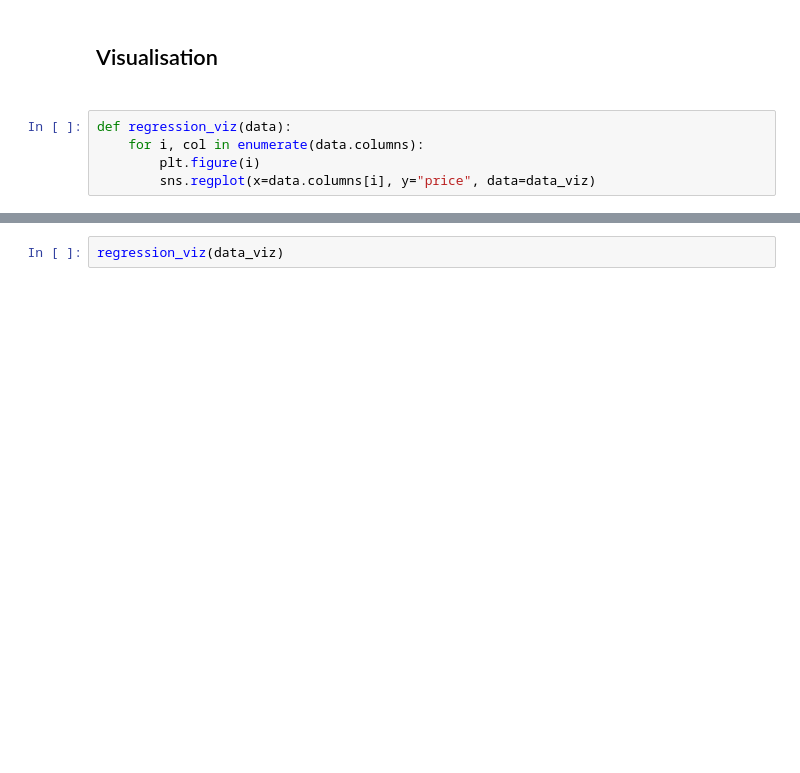
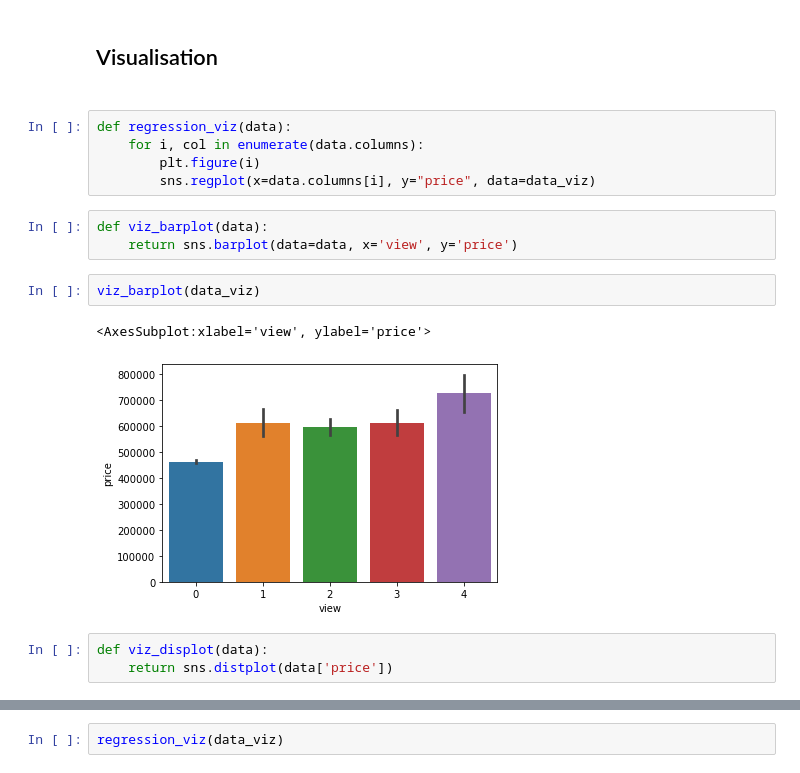
Before and after one commit to Tsyka-prog/PCO, a Jupyter notebook: projet.ipynb, the cells around one changed output, grey strips where cells are left out. Saved outputs shown, nothing was run; the diff lists cells and outputs as text; blank space fills up the shorter version.

```diff
--- a/projet.ipynb
+++ b/projet.ipynb
@@ -99,3 +106,14 @@ def regression_viz(data):
     for i, col in enumerate(data.columns):
         plt.figure(i)
         sns.regplot(x=data.columns[i], y="price", data=data_viz)
+# %%
+def viz_barplot(data):
+    return sns.barplot(data=data, x='view', y='price')
+# %%
+viz_barplot(data_viz)
+# %% [output]
+<AxesSubplot:xlabel='view', ylabel='price'>
+[figure, added]
+# %%
+def viz_displot(data):
+    return sns.distplot(data['price'])
```
Also changed, not shown: parts of 15 cells of this notebook, 6 other files.
